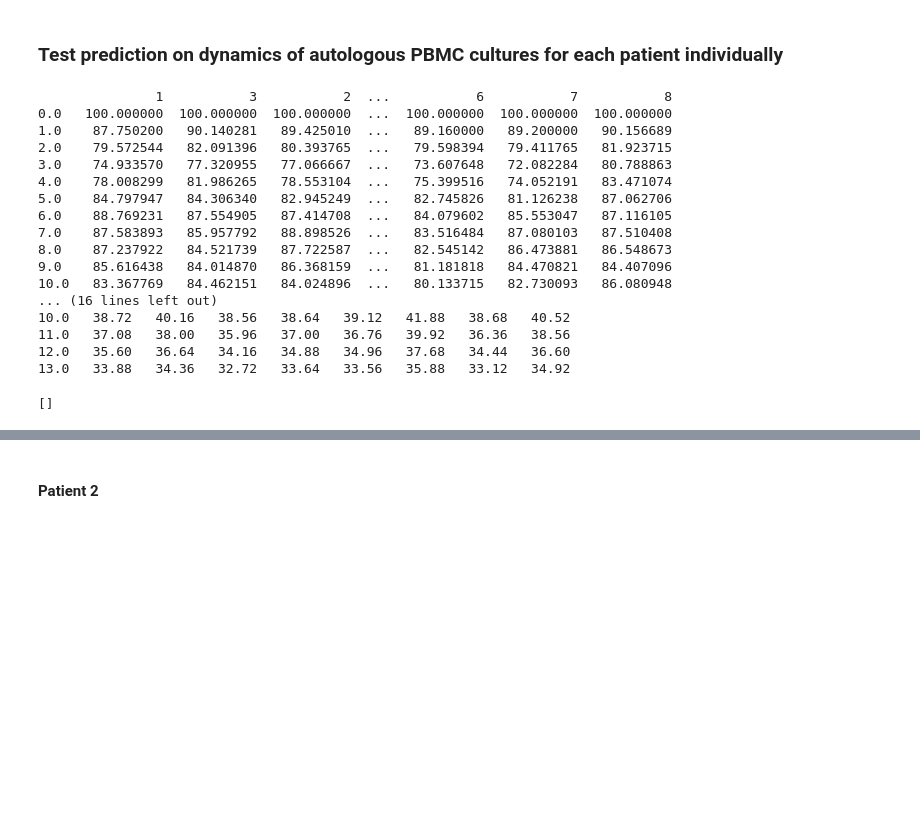
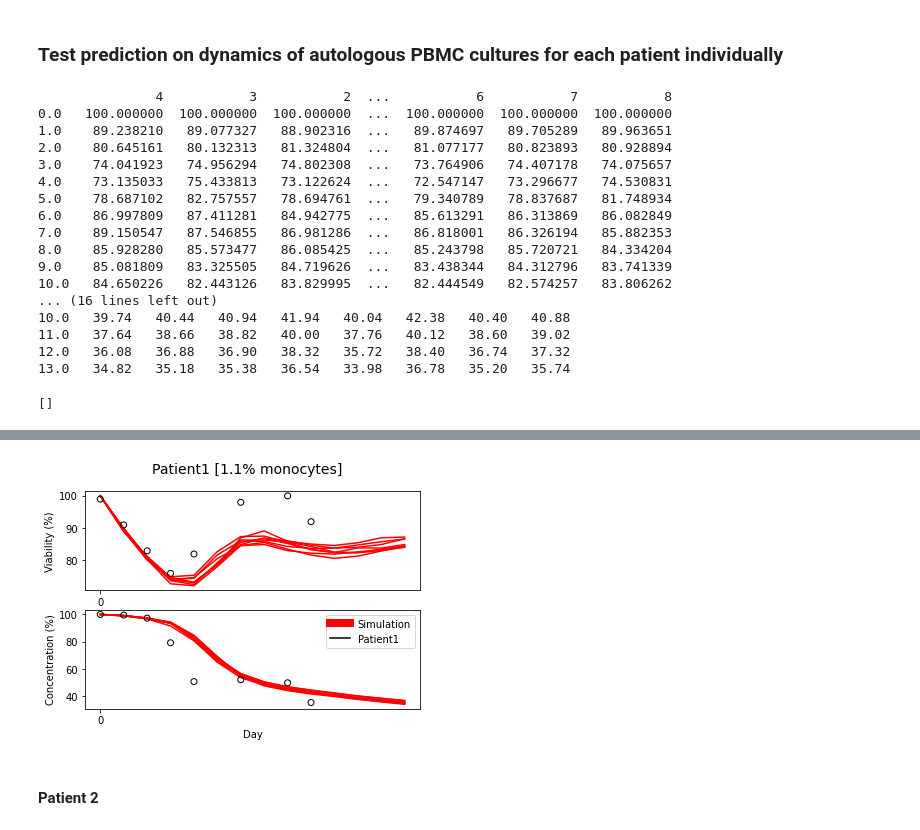
Before and after one commit to Ninouchkaia/ABM, a Jupyter notebook: ABM_figures.ipynb, the cells around one changed output, grey strips where cells are left out. Cells and saved outputs as stored; diff of their text form; code cells hidden in the pictures; blank space fills up the shorter version.

```diff
--- a/ABM_figures.ipynb
+++ b/ABM_figures.ipynb
@@ -669,17 +731,17 @@ plt.plot()
 import pandas as pd
 from IPython.display import set_matplotlib_formats
 %matplotlib inline
-set_matplotlib_formats('svg')
+set_matplotlib_formats('png')
 
 viability_dict, remaining_dict= {}, {}
-with open("CRE_1.csv", 'r') as file_read :
+with open("via73_conc463_pred_CRE_1.1.csv", 'r') as file_read :
   data = file_read.readlines()
   for line in data[7:] :
     line = line.replace('\"', '').split(',')
     run_number = int(line[0])
-    step = int(line[2])
-    viability = float(line[4])
-    remainingCellRatio = float(line[5])
+    step = int(line[1])
+    viability = float(line[3])
+    remainingCellRatio = float(line[4])
     if run_number not in viability_dict :
       viability_dict[run_number] = []
     viability_dict[run_number].append(viability)
@@ -757,21 +819,21 @@ LH[1].set_color('black') # No change
 
 plt.plot()
 # %% [output]
-               1           3           2  ...           6           7           8
+               4           3           2  ...           6           7           8
 0.0   100.000000  100.000000  100.000000  ...  100.000000  100.000000  100.000000
-1.0    87.750200   90.140281   89.425010  ...   89.160000   89.200000   90.156689
-2.0    79.572544   82.091396   80.393765  ...   79.598394   79.411765   81.923715
-3.0    74.933570   77.320955   77.066667  ...   73.607648   72.082284   80.788863
-4.0    78.008299   81.986265   78.553104  ...   75.399516   74.052191   83.471074
-5.0    84.797947   84.306340   82.945249  ...   82.745826   81.126238   87.062706
-6.0    88.769231   87.554905   87.414708  ...   84.079602   85.553047   87.116105
-7.0    87.583893   85.957792   88.898526  ...   83.516484   87.080103   87.510408
-8.0    87.237922   84.521739   87.722587  ...   82.545142   86.473881   86.548673
-9.0    85.616438   84.014870   86.368159  ...   81.181818   84.470821   84.407096
-10.0   83.367769   84.462151   84.024896  ...   80.133715   82.730093   86.080948
+1.0    89.238210   89.077327   88.902316  ...   89.874697   89.705289   89.963651
+2.0    80.645161   80.132313   81.324804  ...   81.077177   80.823893   80.928894
+3.0    74.041923   74.956294   74.802308  ...   73.764906   74.407178   74.075657
+4.0    73.135033   75.433813   73.122624  ...   72.547147   73.296677   74.530831
+5.0    78.687102   82.757557   78.694761  ...   79.340789   78.837687   81.748934
+6.0    86.997809   87.411281   84.942775  ...   85.613291   86.313869   86.082849
+7.0    89.150547   87.546855   86.981286  ...   86.818001   86.326194   85.882353
+8.0    85.928280   85.573477   86.085425  ...   85.243798   85.720721   84.334204
+9.0    85.081809   83.325505   84.719626  ...   83.438344   84.312796   83.741339
+10.0   84.650226   82.443126   83.829995  ...   82.444549   82.574257   83.806262
 ... (16 lines left out)
-10.0   38.72   40.16   38.56   38.64   39.12   41.88   38.68   40.52
-11.0   37.08   38.00   35.96   37.00   36.76   39.92   36.36   38.56
-12.0   35.60   36.64   34.16   34.88   34.96   37.68   34.44   36.60
-13.0   33.88   34.36   32.72   33.64   33.56   35.88   33.12   34.92
+10.0   39.74   40.44   40.94   41.94   40.04   42.38   40.40   40.88
+11.0   37.64   38.66   38.82   40.00   37.76   40.12   38.60   39.02
+12.0   36.08   36.88   36.90   38.32   35.72   38.40   36.74   37.32
+13.0   34.82   35.18   35.38   36.54   33.98   36.78   35.20   35.74
 []
@@ -779,3 +840,4 @@ plt.plot()
+[figure, added]
 # %% [markdown]
 #### Patient 2
 # %%
```
Also changed, not shown: parts of 57 cells of this notebook.
